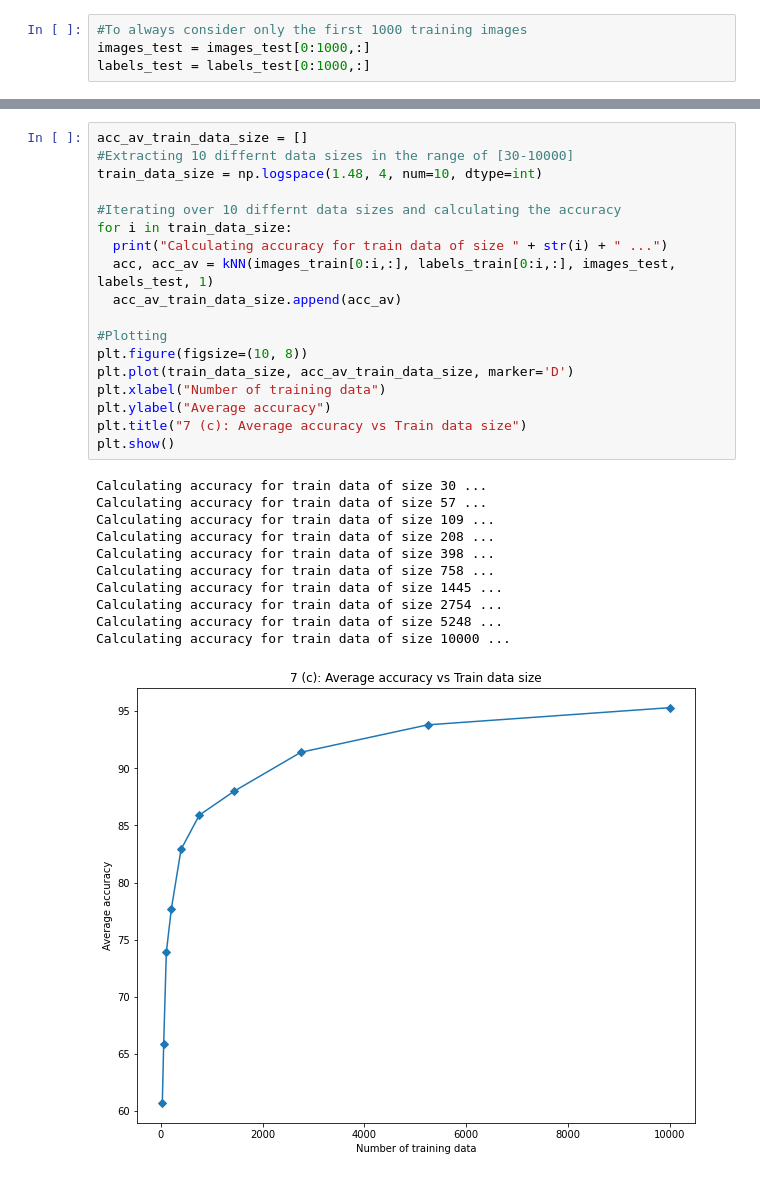
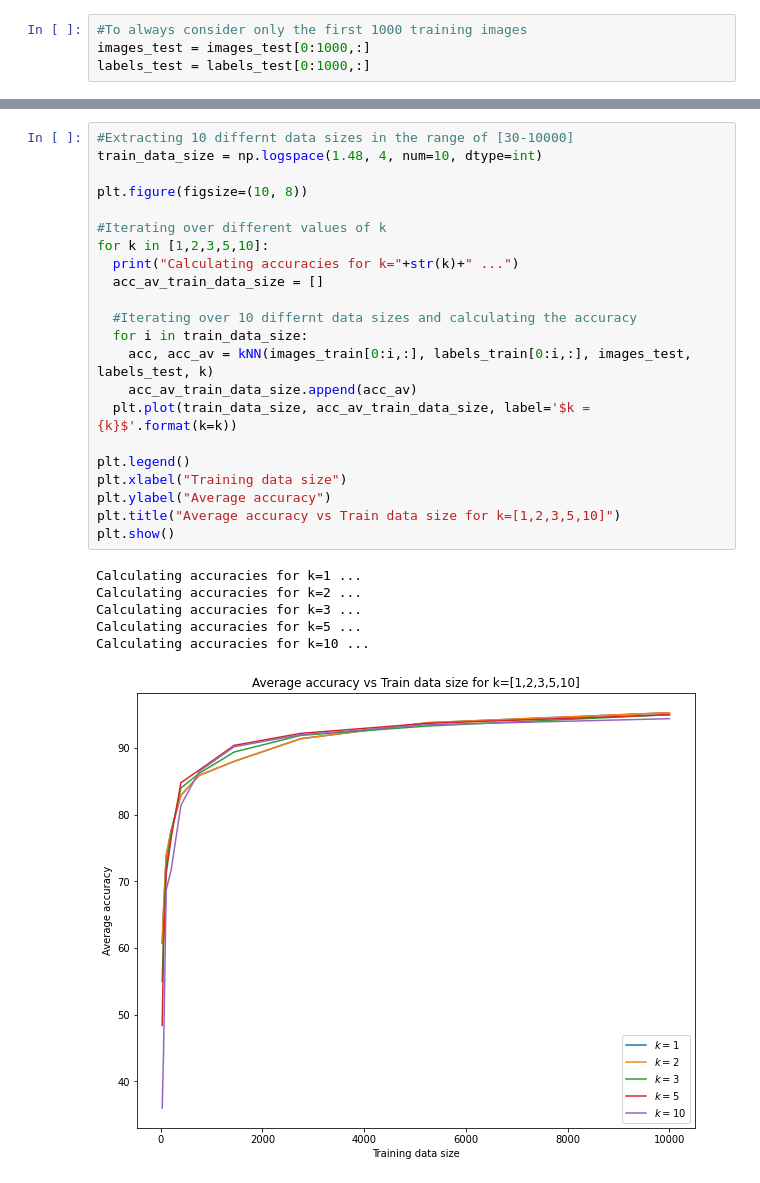
Before and after one commit to rohis06/KNN-from-scratch, a Jupyter notebook: knn.ipynb, the cells around one changed output, grey strips where cells are left out. Cells and saved outputs as stored; diff of their text form.

```diff
--- a/knn.ipynb
+++ b/knn.ipynb
@@ -130,30 +120,29 @@ For k = 1, change the number of training data points (30 to 10,000) to see the c
 # %%
-acc_av_train_data_size = []
 #Extracting 10 differnt data sizes in the range of [30-10000]
 train_data_size = np.logspace(1.48, 4, num=10, dtype=int)
 
-#Iterating over 10 differnt data sizes and calculating the accuracy
-for i in train_data_size:
-  print("Calculating accuracy for train data of size " + str(i) + " ...")
-  acc, acc_av = kNN(images_train[0:i,:], labels_train[0:i,:], images_test, labels_test, 1)
-  acc_av_train_data_size.append(acc_av)
+plt.figure(figsize=(10, 8))
 
-#Plotting
-plt.figure(figsize=(10, 8))
-plt.plot(train_data_size, acc_av_train_data_size, marker='D')
-plt.xlabel("Number of training data")
+#Iterating over different values of k
+for k in [1,2,3,5,10]:
+  print("Calculating accuracies for k="+str(k)+" ...")
+  acc_av_train_data_size = []
+
+  #Iterating over 10 differnt data sizes and calculating the accuracy
+  for i in train_data_size:
+    acc, acc_av = kNN(images_train[0:i,:], labels_train[0:i,:], images_test, labels_test, k)
+    acc_av_train_data_size.append(acc_av)
+  plt.plot(train_data_size, acc_av_train_data_size, label='$k = {k}$'.format(k=k))
+
+plt.legend()
+plt.xlabel("Training data size")
 plt.ylabel("Average accuracy")
-plt.title("7 (c): Average accuracy vs Train data size")
+plt.title("Average accuracy vs Train data size for k=[1,2,3,5,10]")
 plt.show()
 # %% [output]
-Calculating accuracy for train data of size 30 ...
-Calculating accuracy for train data of size 57 ...
-Calculating accuracy for train data of size 109 ...
-Calculating accuracy for train data of size 208 ...
-Calculating accuracy for train data of size 398 ...
-Calculating accuracy for train data of size 758 ...
-Calculating accuracy for train data of size 1445 ...
-Calculating accuracy for train data of size 2754 ...
-Calculating accuracy for train data of size 5248 ...
-Calculating accuracy for train data of size 10000 ...
+Calculating accuracies for k=1 ...
+Calculating accuracies for k=2 ...
+Calculating accuracies for k=3 ...
+Calculating accuracies for k=5 ...
+Calculating accuracies for k=10 ...
-[figure, old version]
+[figure, new version]
```
Also changed, not shown: parts of 10 cells of this notebook, 1 other file.
